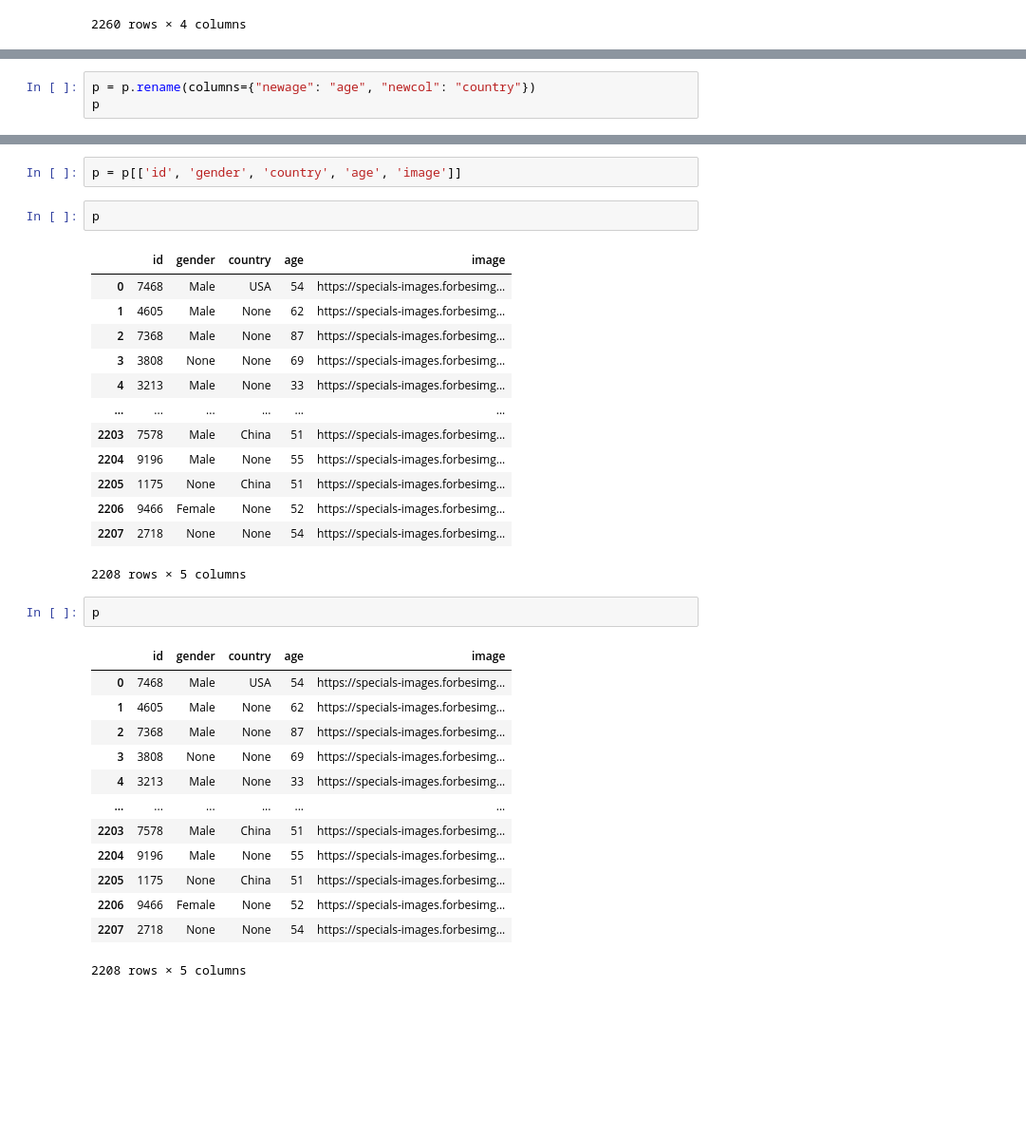
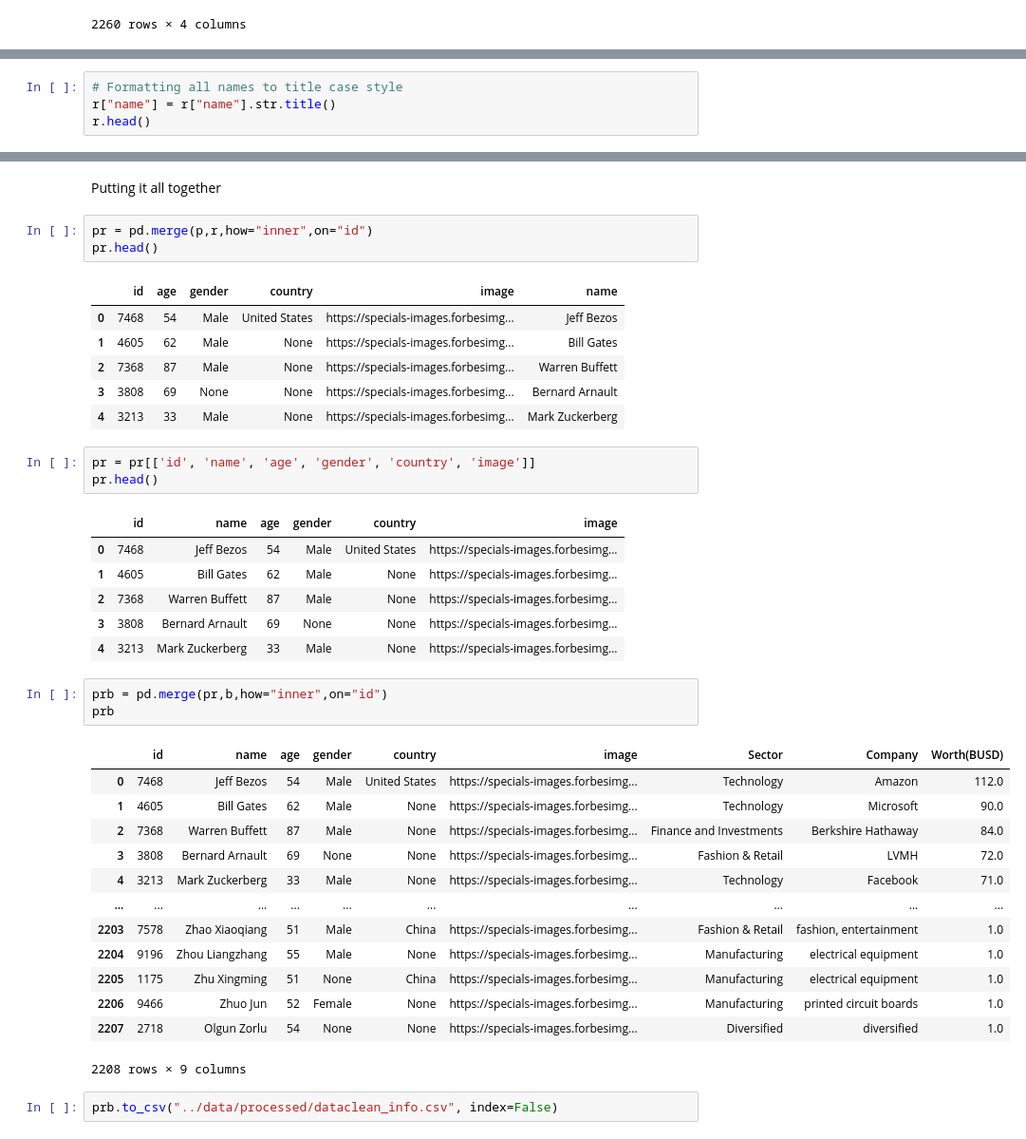
Before and after one commit to nicolas2192/Ironhack-Module-1-Project-MyProject, a Jupyter notebook: notebooks/Wrangling.ipynb, the cells around one changed output, grey strips where cells are left out. Shown at 95% size. Saved outputs shown, nothing was run; the diff lists cells and outputs as text; blank space fills up the shorter version.

```diff
--- a/notebooks/Wrangling.ipynb
+++ b/notebooks/Wrangling.ipynb
@@ -374,3 +192,0 @@ p
-# %%
-p = p.rename(columns={"newage": "age", "newcol": "country"})
-p
@@ -419,0 +193,4 @@ Index(['id', 'gender', 'image', 'country', 'age'], dtype='object')
+# %%
+# Formatting all names to title case style
+r["name"] = r["name"].str.title()
+r.head()
@@ -420,34 +208,41 @@ Index(['id', 'gender', 'image', 'country', 'age'], dtype='object')
+# %% [markdown]
+Putting it all together
+# %%
+pr = pd.merge(p,r,how="inner",on="id")
+pr.head()
+# %% [output]
+|  | id | age | gender | country | image | name |
+| 0 | 7468 | 54 | Male | United States | https://specials-images.forbesimg... | Jeff Bezos |
+| 1 | 4605 | 62 | Male | None | https://specials-images.forbesimg... | Bill Gates |
+| 2 | 7368 | 87 | Male | None | https://specials-images.forbesimg... | Warren Buffett |
+| 3 | 3808 | 69 | None | None | https://specials-images.forbesimg... | Bernard Arnault |
+| 4 | 3213 | 33 | Male | None | https://specials-images.forbesimg... | Mark Zuckerberg |
 # %%
-p = p[['id', 'gender', 'country', 'age', 'image']]
+pr = pr[['id', 'name', 'age', 'gender', 'country', 'image']]
+pr.head()
+# %% [output]
+|  | id | name | age | gender | country | image |
+| 0 | 7468 | Jeff Bezos | 54 | Male | United States | https://specials-images.forbesimg... |
+| 1 | 4605 | Bill Gates | 62 | Male | None | https://specials-images.forbesimg... |
+| 2 | 7368 | Warren Buffett | 87 | Male | None | https://specials-images.forbesimg... |
+| 3 | 3808 | Bernard Arnault | 69 | None | None | https://specials-images.forbesimg... |
+| 4 | 3213 | Mark Zuckerberg | 33 | Male | None | https://specials-images.forbesimg... |
-# %%
-p
-# %% [output]
-|  | id | gender | country | age | image |
-| 0 | 7468 | Male | USA | 54 | https://specials-images.forbesimg... |
-| 1 | 4605 | Male | None | 62 | https://specials-images.forbesimg... |
-| 2 | 7368 | Male | None | 87 | https://specials-images.forbesimg... |
-| 3 | 3808 | None | None | 69 | https://specials-images.forbesimg... |
-| 4 | 3213 | Male | None | 33 | https://specials-images.forbesimg... |
-| ... | ... | ... | ... | ... | ... |
-| 2203 | 7578 | Male | China | 51 | https://specials-images.forbesimg... |
-| 2204 | 9196 | Male | None | 55 | https://specials-images.forbesimg... |
-| 2205 | 1175 | None | China | 51 | https://specials-images.forbesimg... |
-| 2206 | 9466 | Female | None | 52 | https://specials-images.forbesimg... |
-| 2207 | 2718 | None | None | 54 | https://specials-images.forbesimg... |
-2208 rows × 5 columns
-# %%
-p
-# %% [output]
-|  | id | gender | country | age | image |
-| 0 | 7468 | Male | USA | 54 | https://specials-images.forbesimg... |
-| 1 | 4605 | Male | None | 62 | https://specials-images.forbesimg... |
-| 2 | 7368 | Male | None | 87 | https://specials-images.forbesimg... |
-| 3 | 3808 | None | None | 69 | https://specials-images.forbesimg... |
-| 4 | 3213 | Male | None | 33 | https://specials-images.forbesimg... |
-| ... | ... | ... | ... | ... | ... |
-| 2203 | 7578 | Male | China | 51 | https://specials-images.forbesimg... |
-| 2204 | 9196 | Male | None | 55 | https://specials-images.forbesimg... |
-| 2205 | 1175 | None | China | 51 | https://specials-images.forbesimg... |
-| 2206 | 9466 | Female | None | 52 | https://specials-images.forbesimg... |
-| 2207 | 2718 | None | None | 54 | https://specials-images.forbesimg... |
-2208 rows × 5 columns
+# %%
+prb = pd.merge(pr,b,how="inner",on="id")
+prb
+# %% [output]
+|  | id | name | age | gender | country | image | Sector | Company | Worth(BUSD) |
+| 0 | 7468 | Jeff Bezos | 54 | Male | United States | https://specials-images.forbesimg... | Technology | Amazon | 112.0 |
+| 1 | 4605 | Bill Gates | 62 | Male | None | https://specials-images.forbesimg... | Technology | Microsoft | 90.0 |
+| 2 | 7368 | Warren Buffett | 87 | Male | None | https://specials-images.forbesimg... | Finance and Investments | Berkshire Hathaway | 84.0 |
+| 3 | 3808 | Bernard Arnault | 69 | None | None | https://specials-images.forbesimg... | Fashion & Retail | LVMH | 72.0 |
+| 4 | 3213 | Mark Zuckerberg | 33 | Male | None | https://specials-images.forbesimg... | Technology | Facebook | 71.0 |
+| ... | ... | ... | ... | ... | ... | ... | ... | ... | ... |
+| 2203 | 7578 | Zhao Xiaoqiang | 51 | Male | China | https://specials-images.forbesimg... | Fashion & Retail | fashion, entertainment | 1.0 |
+| 2204 | 9196 | Zhou Liangzhang | 55 | Male | None | https://specials-images.forbesimg... | Manufacturing | electrical equipment | 1.0 |
+| 2205 | 1175 | Zhu Xingming | 51 | None | China | https://specials-images.forbesimg... | Manufacturing | electrical equipment | 1.0 |
+| 2206 | 9466 | Zhuo Jun | 52 | Female | None | https://specials-images.forbesimg... | Manufacturing | printed circuit boards | 1.0 |
+| 2207 | 2718 | Olgun Zorlu | 54 | None | None | https://specials-images.forbesimg... | Diversified | diversified | 1.0 |
+2208 rows × 9 columns
+# %%
+prb.to_csv("../data/processed/dataclean_info.csv", index=False)
```
Also changed, not shown: parts of 48 cells of this notebook, 39 other files.
